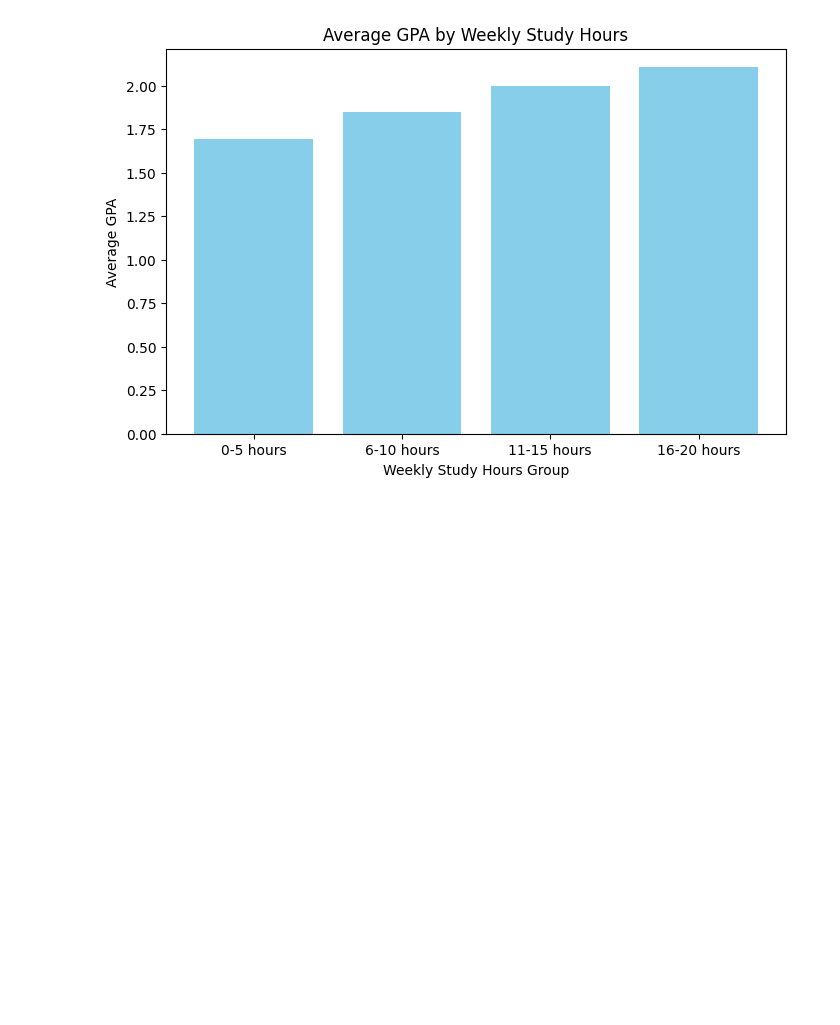
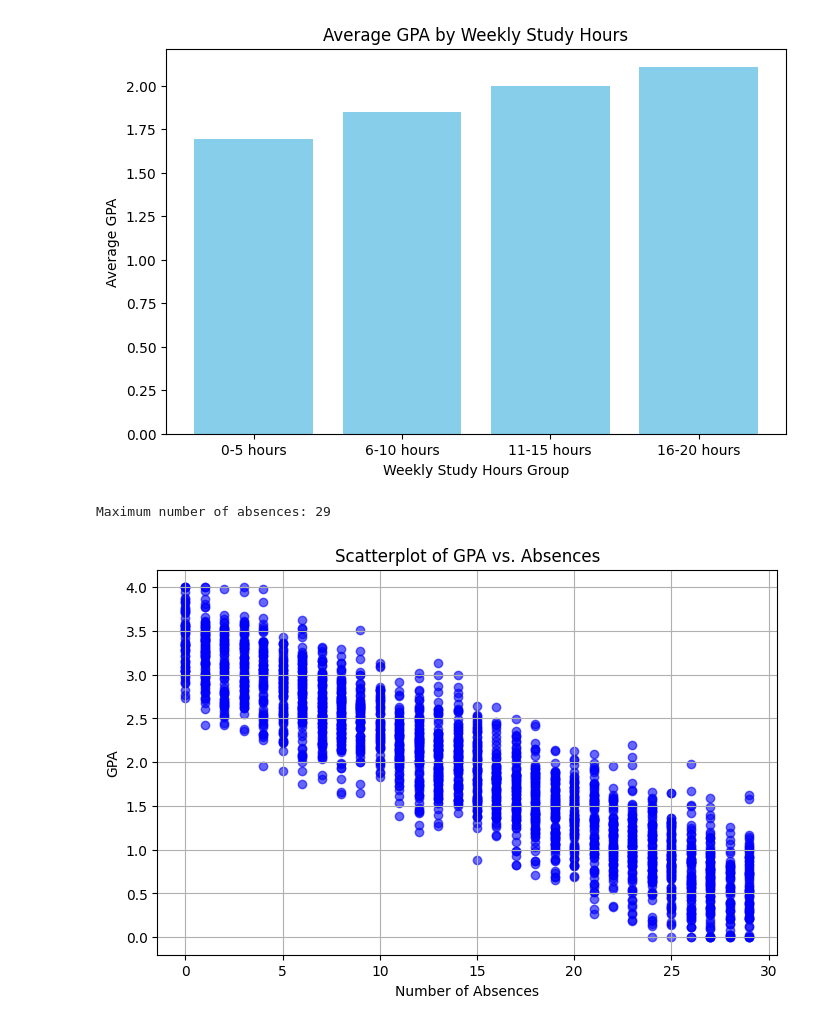
Before and after one commit to build-summer-2024/async-teal-michael-final-project, a Jupyter notebook: final_project.ipynb, the cells around one changed output. Cells and saved outputs as stored; diff of their text form; code cells hidden in the pictures; blank space fills up the shorter version.

Commit message:
Question 3

```diff
--- a/final_project.ipynb
+++ b/final_project.ipynb
@@ -97,3 +98,24 @@ plt.title('Average GPA by Weekly Study Hours')
 plt.show()
 # %% [output]
 [figure]
+# %%
+#Question 3 Max number of absences? Is there any correlation between the number absences and GPA?
+
+#Max Number of Absences
+
+max_absences = student_data['Absences'].max()
+print("Maximum number of absences:", max_absences)
+# %% [output]
+Maximum number of absences: 29
+# %%
+#Question 3 Visualization
+
+plt.figure(figsize=(8, 5))
+plt.scatter(student_data['Absences'], student_data['GPA'], color='blue', alpha=0.6)
+plt.xlabel('Number of Absences')
+plt.ylabel('GPA')
+plt.title('Scatterplot of GPA vs. Absences')
+plt.grid(True)
+plt.show()
+# %% [output]
+[figure, added]
```
Also changed, not shown: parts of 1 cell of this notebook, 2 other files.
